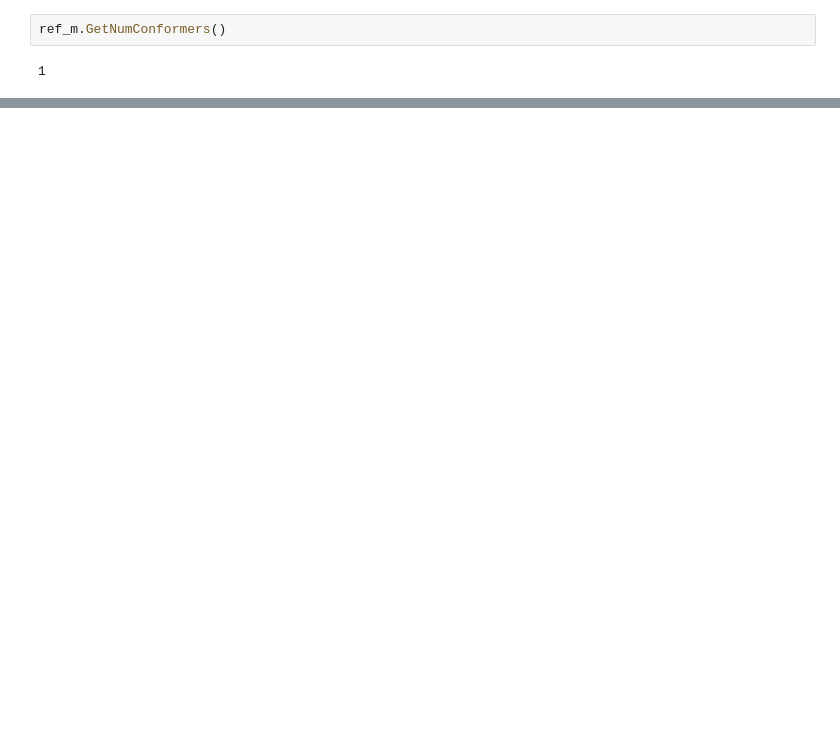
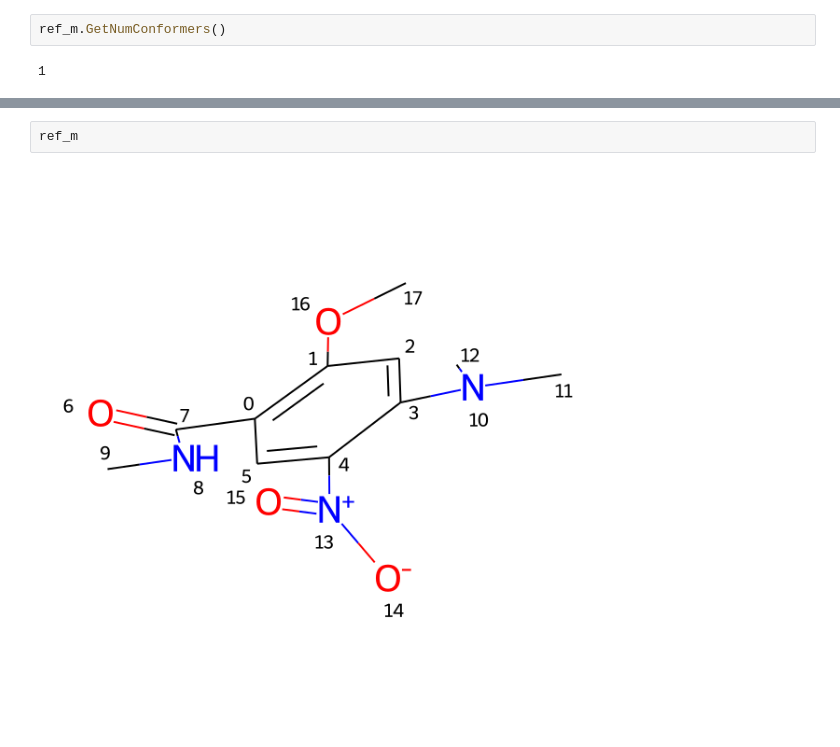
Before and after one commit to conghaowang/PP2Drug, a Jupyter notebook: src/evaluation/ligand_center2zero.ipynb, the cells around one changed output, grey strips where cells are left out. Drawn from its saved outputs; the diff is of its cells as text; blank space fills up the shorter version.

```diff
--- a/src/evaluation/ligand_center2zero.ipynb
+++ b/src/evaluation/ligand_center2zero.ipynb
@@ -188,0 +243,4 @@ for conformer in ref_m.GetConformers():
+# %%
+ref_m
+# %% [output]
+[figure, added]
```
Also changed, not shown: parts of 12 cells of this notebook, 14 other files.
